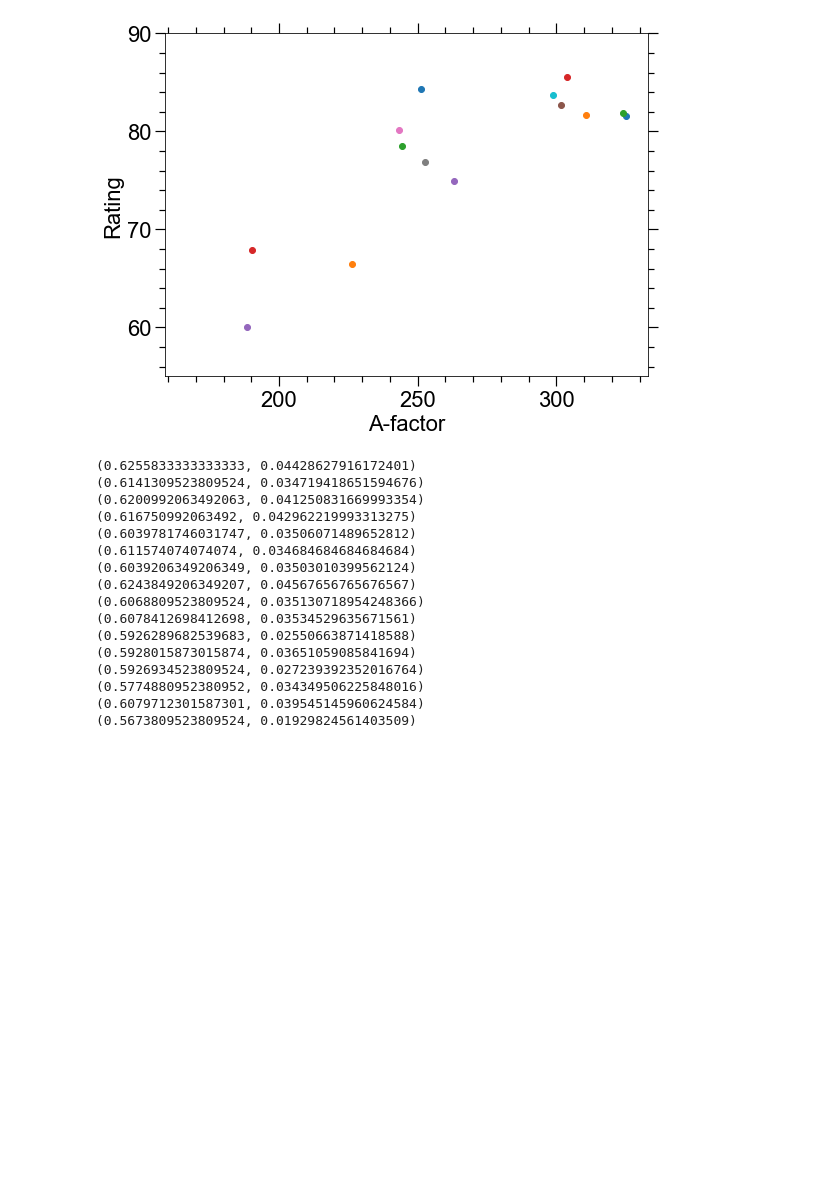
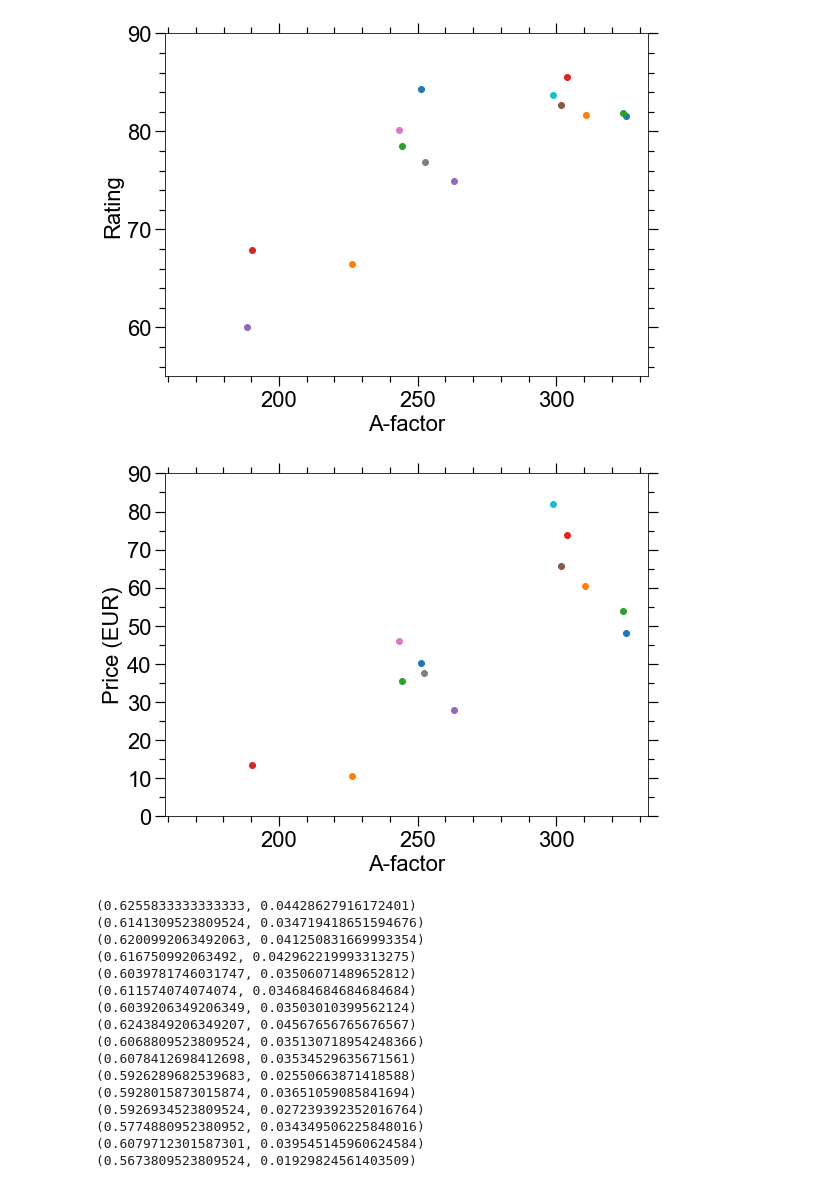
Before and after one commit to ttlindkvist/exphys2, a Jupyter notebook: Spectroscopy/whisky.ipynb, the cells around one changed output. Drawn from its saved outputs; the diff is of its cells as text; code cells hidden in the pictures; blank space fills up the shorter version.

```diff
--- a/Spectroscopy/whisky.ipynb
+++ b/Spectroscopy/whisky.ipynb
@@ -163,6 +163,45 @@ plt.tight_layout()
 # plt.savefig('rating_v2.pdf')
 # %% [output]
 [figure]
+# %%
+c_factor = []
+age = [12, 15, -1, 12, 12, 12, 15, 12, 12, -1, -1, 3, 3, 3, 12, 0]
+price = {
+    'Aberlour 12' : 48.08,
+    'Macallan'    : 53.79,
+    'Glenfiddich 12' : 37.52,
+    'Glenfiddich 15' : 60.51,
+    'Dewars 15' : 46.02,
+    'Black label' : 27.97,
+    'Famous Grouse' : 13.45,
+    'Talisker Skye' : 35.63,
+    'Talisker Dist' : 73.96,
+    'Laphroaig' : 40.35,
+    'Lakes' : 81.85,
+    'Glenlivet' : 47.07,
+    'Muirheads' : 10.49,
+    'Cragganmore' : 65.75
+    # 'WhiskeyDirect' : 60
+}
+fig,ax = plt.subplots(1, 1)
+fig.set_size_inches(8,6)
+for w,l,a in zip(w_data[:], whiskeys[:], age):
+    c_factor.append(np.trapz(w[220:445,1]))
+    ax.scatter(c_factor[-1], price.get(l, -100), label=l)
+ax.set_xlabel('A-factor')
+ax.set_ylabel('Price (EUR)')
+# plt.xlim(100, 250)
+ax.set_ylim(0, 90)
+plt.tick_params(which='major', axis='both', length=10, width=1.2)
+plt.tick_params(which='minor', axis='both', length=6, width=1.2)
+ax.yaxis.set_minor_locator(MultipleLocator(5))
+ax.yaxis.set_major_locator(MultipleLocator(10))
+ax.xaxis.set_minor_locator(MultipleLocator(10))
+ax.xaxis.set_major_locator(MultipleLocator(50))
+plt.tight_layout()
+# plt.savefig('price_v1.pdf')
+# %% [output]
+[figure, added]
 # %%
 for w in whiskeys:
     print(Boscolo_caramel(w))
```
Also changed, not shown: parts of 4 cells of this notebook, 3 other files.
